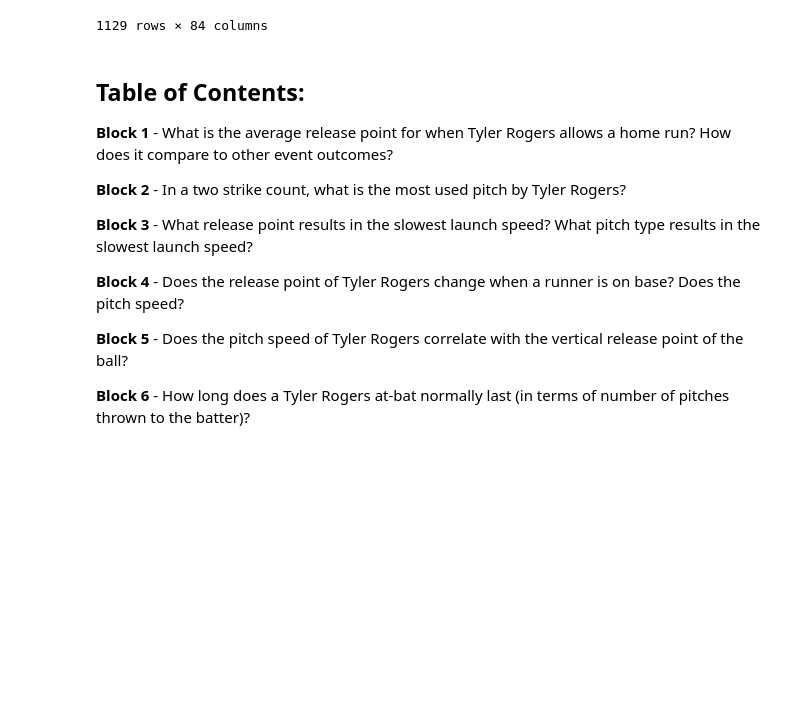
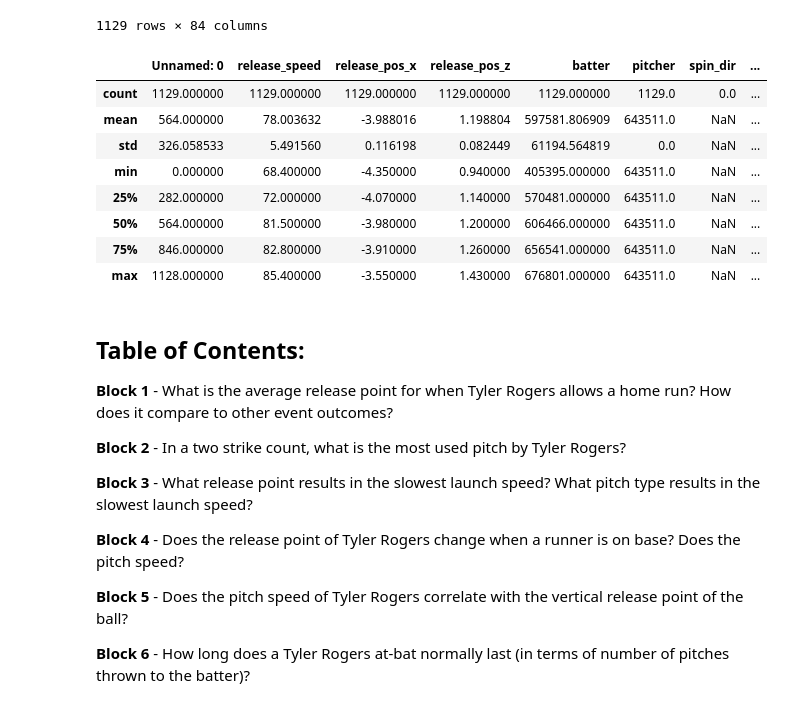
Before and after one commit to mbod/comm318_F21_Project_Group3, a Jupyter notebook: data_analysis/Sam_Group_Step_2.ipynb, the cells around one changed output. Saved outputs shown, nothing was run; the diff lists cells and outputs as text; code cells hidden in the pictures; blank space fills up the shorter version.

```diff
--- a/data_analysis/Sam_Group_Step_2.ipynb
+++ b/data_analysis/Sam_Group_Step_2.ipynb
@@ -28,6 +28,18 @@ rogersT_df
 | 1127 | 1127 | SL | 2021-04-01 | 70.4 | -4.27 | 1.35 | Rogers, Tyler | 641584 | ... |
 | 1128 | 1128 | FF | 2021-04-01 | 81.9 | -4.03 | 1.32 | Rogers, Tyler | 664238 | ... |
 1129 rows × 84 columns
+# %%
+rogersT_df.describe()
+# %% [output]
+|  | Unnamed: 0 | release_speed | release_pos_x | release_pos_z | batter | pitcher | spin_dir | ... |
+| count | 1129.000000 | 1129.000000 | 1129.000000 | 1129.000000 | 1129.000000 | 1129.0 | 0.0 | ... |
+| mean | 564.000000 | 78.003632 | -3.988016 | 1.198804 | 597581.806909 | 643511.0 | NaN | ... |
+| std | 326.058533 | 5.491560 | 0.116198 | 0.082449 | 61194.564819 | 0.0 | NaN | ... |
+| min | 0.000000 | 68.400000 | -4.350000 | 0.940000 | 405395.000000 | 643511.0 | NaN | ... |
+| 25% | 282.000000 | 72.000000 | -4.070000 | 1.140000 | 570481.000000 | 643511.0 | NaN | ... |
+| 50% | 564.000000 | 81.500000 | -3.980000 | 1.200000 | 606466.000000 | 643511.0 | NaN | ... |
+| 75% | 846.000000 | 82.800000 | -3.910000 | 1.260000 | 656541.000000 | 643511.0 | NaN | ... |
+| max | 1128.000000 | 85.400000 | -3.550000 | 1.430000 | 676801.000000 | 643511.0 | NaN | ... |
 # %% [markdown]
 ## Table of Contents:
 
```
Also changed, not shown: 22 other files.
